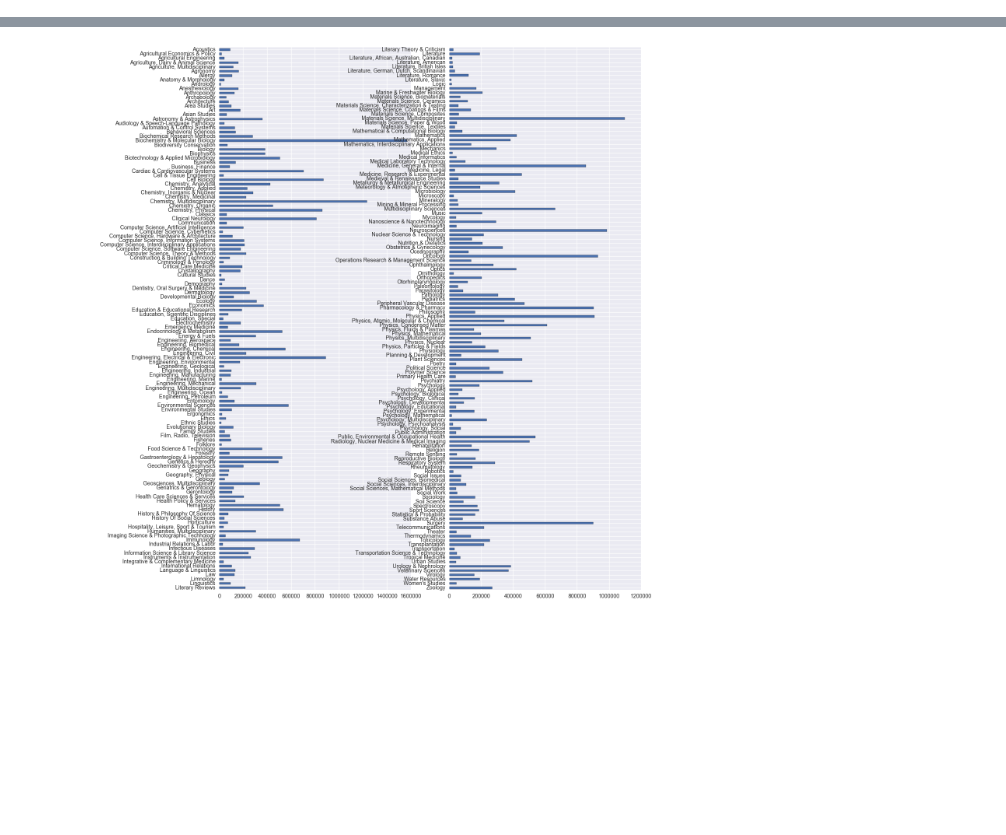
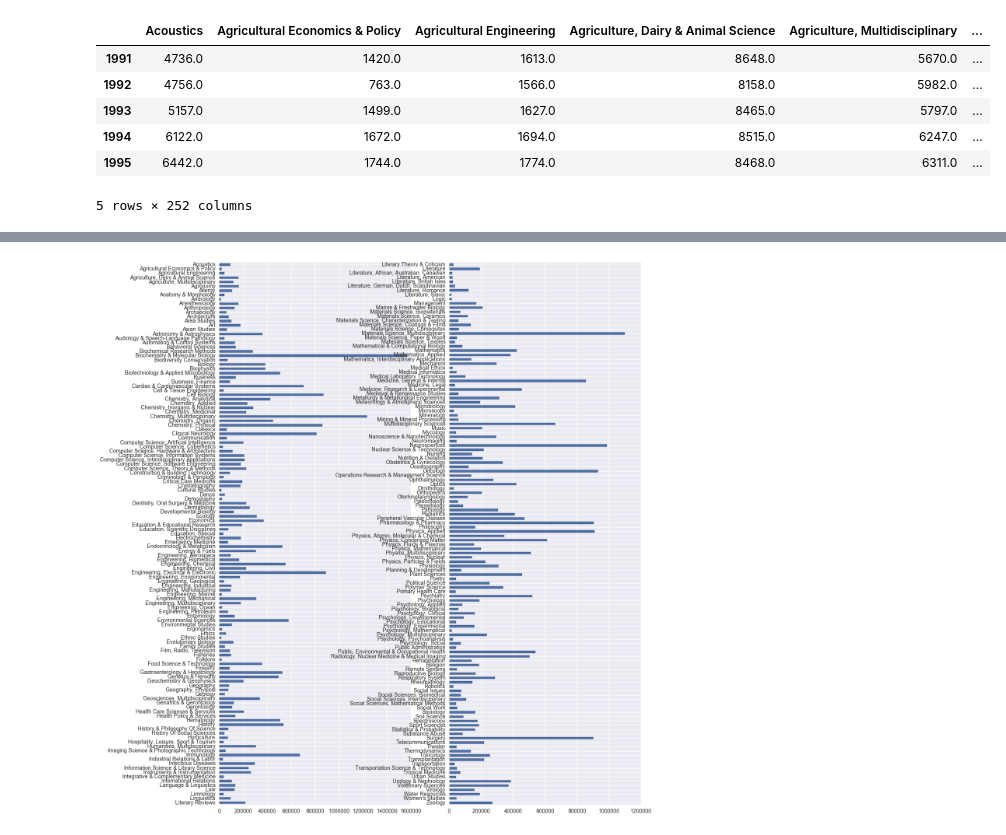
Before and after one commit to jlorince/wos-text-dynamics, a Jupyter notebook: notebooks/data-exploration.ipynb, the cells around one changed output, grey strips where cells are left out. Drawn from its saved outputs; the diff is of its cells as text; code cells hidden in the pictures; blank space fills up the shorter version.

```diff
--- a/notebooks/data-exploration.ipynb
+++ b/notebooks/data-exploration.ipynb
@@ -47,3 +36,13 @@ cat_citations_by_year
+# %%
+cat_authors_by_year.head()
+# %% [output]
+|  | Acoustics | Agricultural Economics & Policy | Agricultural Engineering | Agriculture, Dairy & Animal Science | Agriculture, Multidisciplinary | ... |
+| 1991 | 4736.0 | 1420.0 | 1613.0 | 8648.0 | 5670.0 | ... |
+| 1992 | 4756.0 | 763.0 | 1566.0 | 8158.0 | 5982.0 | ... |
+| 1993 | 5157.0 | 1499.0 | 1627.0 | 8465.0 | 5797.0 | ... |
+| 1994 | 6122.0 | 1672.0 | 1694.0 | 8515.0 | 6247.0 | ... |
+| 1995 | 6442.0 | 1744.0 | 1774.0 | 8468.0 | 6311.0 | ... |
+5 rows × 252 columns
 # %%
 cat_pubs_by_year = pd.read_pickle(DATADIR+'cat_pubs_by_year.pkl')
 cat_citations_by_year = pd.read_pickle(DATADIR+'cat_citations_by_year.pkl')
```
Also changed, not shown: parts of 3 cells of this notebook, 6 other files.
